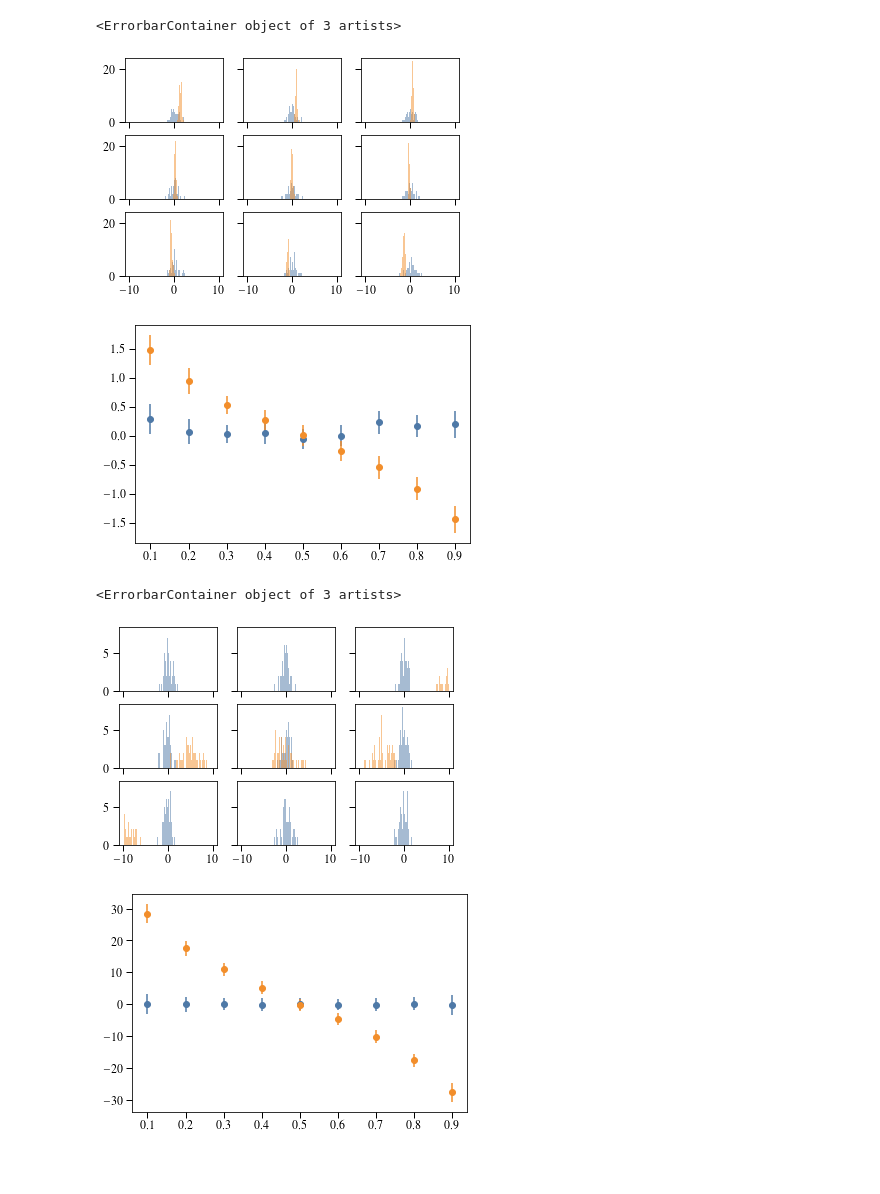
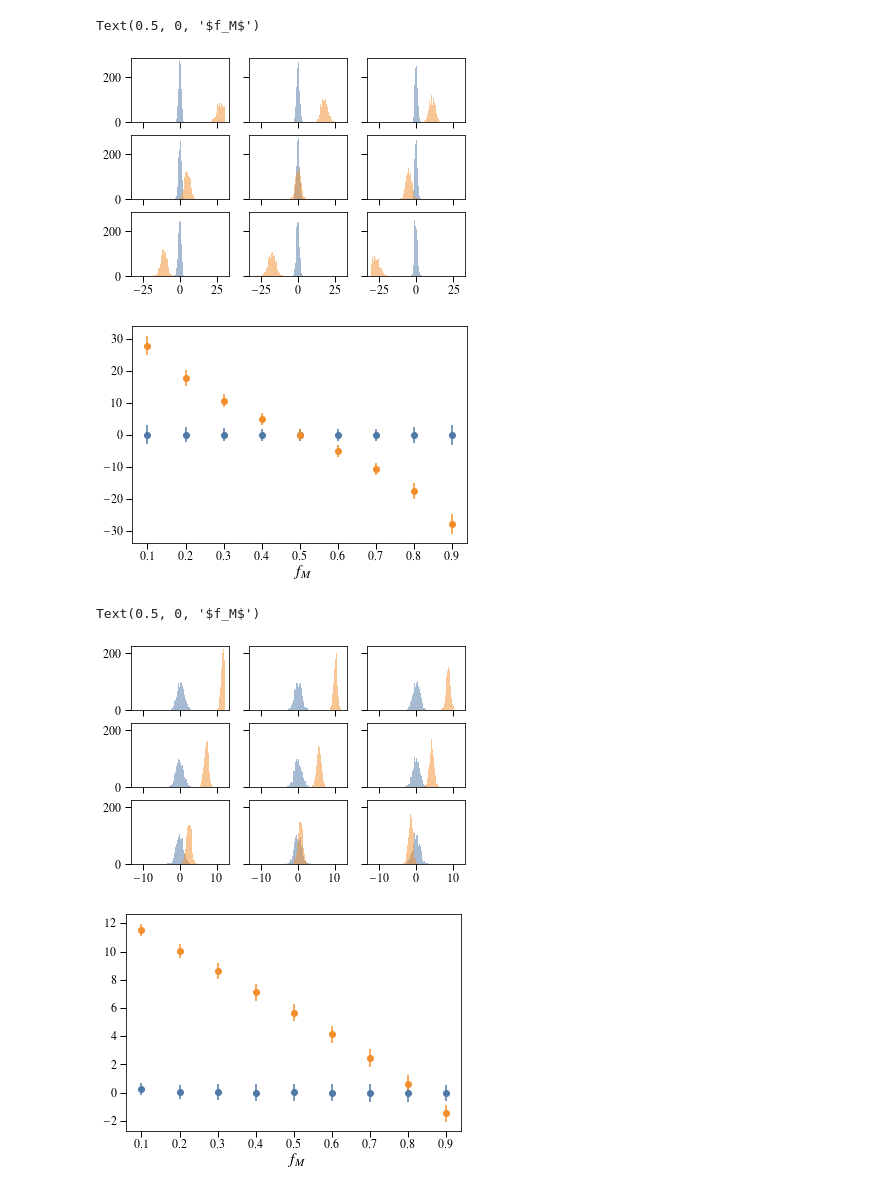
Before and after one commit to dncnwtts/merger_classification, a Jupyter notebook: accuracy_analysis.ipynb, the cells around one changed output. Cells and saved outputs as stored; diff of their text form; code cells hidden in the pictures; blank space fills up the shorter version.

```diff
--- a/accuracy_analysis.ipynb
+++ b/accuracy_analysis.ipynb
@@ -86,7 +86,7 @@ def make_sample(N, f_M, n, width_I=0.05, width_M=0.05, I=0.6, M=0.8):
 
     return N_true, N_M, r_Ms, r_Is
 
-n_exp = 100
+n_exp = 1000
 mu1 = np.zeros(n_exp)
 mu2 = np.zeros(n_exp)
 ll1 = np.zeros(n_exp)
@@ -123,7 +123,7 @@ for _ in range(n_exp):
 
     N_trues[_] = N_true
 # %%
-bins = np.linspace(-5,10)
+bins = np.linspace(-5,15)
 plt.hist(Z1, bins=bins, alpha=0.7, label='Full Bayesian analysis')
 plt.hist(Z2, bins=bins, alpha=0.7, label='Binomial analysis')
 plt.legend(loc='best')
@@ -136,7 +206,6 @@ Text(0.5, 0, '$(\\hat f_M-f_M)/\\sigma_{f_M}$')
 
 
 f_M_truths = np.arange(0.1, 1, 0.1)
-n_exp = 50
 fs = np.linspace(0,1,1001)
 bins = np.linspace(-10,10, 101)
 
@@ -144,8 +213,8 @@ Z1mu = []
 Z2mu = []
 Z1sd = []
 Z2sd = []
-r_M_base = 0.95
-r_I_base = 0.95
+r_M_base = 0.05
+r_I_base = 0.05
 fig, axes = plt.subplots(nrows=3, ncols=3, sharex=True, sharey=True)
 axs = axes.flatten()
 for f_i in range(len(f_M_truths)):
@@ -168,42 +237,45 @@ for f_i in range(len(f_M_truths)):
             lnLi += np.log(L(Ns, r_Ms[i], r_Is[i], N_M[i], N))
         P = np.exp(lnLi - lnLi.max())
         mu = sum(fs*P)/sum(P)
         ll, ul, sd = pdf_std(P, fs)
         Z1[_] = (mu-N_true/N)/sd
         mu1[_] = mu
         ll1[_] = ll
         ul1[_] = ul
 
         mu = (n*N_M.mean()+1)/(n*N+2)
         mu2[_] = mu
         #ll, ul, sd = beta_std(sum(N_M), n*N)
         ll, ul, sd = beta_std(N_M.mean(), N)
         Z2[_] = (mu-N_true/N)/sd
         ll2[_] = ll
         ul2[_] = ul
 
         N_trues[_] = N_true
+    if f_i == 0:
+        bins = np.linspace(-30, 30, 101)
+
     axs[f_i].hist(Z1, bins=bins, alpha=0.5)
     axs[f_i].hist(Z2, bins=bins, alpha=0.5)
     Z1mu.append(Z1.mean())
     Z2mu.append(Z2.mean())
     Z1sd.append(Z2.std())
     Z2sd.append(Z2.std())
 
 # Make plot of merger fraction on horizontal axis, y axis is mean sigma away, error bars are spread of distribution.
 plt.figure()
 plt.errorbar(f_M_truths, Z1mu, Z1sd, fmt='o')
 plt.errorbar(f_M_truths, Z2mu, Z2sd, fmt='o')
+plt.xlabel(r'$f_M$')
 # %% [output]
-<ErrorbarContainer object of 3 artists>
+Text(0.5, 0, '$f_M$')
-[figure, old version]
+[figure, new version]
-[figure, old version]
+[figure, new version]
 # %%
 # Make a plot with different merger fractions
 
 
 f_M_truths = np.arange(0.1, 1, 0.1)
-n_exp = 50
 fs = np.linspace(0,1,1001)
 bins = np.linspace(-10,10, 101)
 
@@ -211,8 +283,8 @@ Z1mu = []
 Z2mu = []
 Z1sd = []
 Z2sd = []
-r_M_base = 0.05
-r_I_base = 0.05
+r_M_base = 0.9
+r_I_base = 0.5
 fig, axes = plt.subplots(nrows=3, ncols=3, sharex=True, sharey=True)
 axs = axes.flatten()
 for f_i in range(len(f_M_truths)):
@@ -250,6 +322,9 @@ for f_i in range(len(f_M_truths)):
         ul2[_] = ul
 
         N_trues[_] = N_true
+    if f_i == 0:
+        bins = np.linspace(-12, 12, 101)
+
     axs[f_i].hist(Z1, bins=bins, alpha=0.5)
     axs[f_i].hist(Z2, bins=bins, alpha=0.5)
     Z1mu.append(Z1.mean())
@@ -261,10 +336,11 @@ for f_i in range(len(f_M_truths)):
 plt.figure()
 plt.errorbar(f_M_truths, Z1mu, Z1sd, fmt='o')
 plt.errorbar(f_M_truths, Z2mu, Z2sd, fmt='o')
+plt.xlabel(r'$f_M$')
 # %% [output]
-<ErrorbarContainer object of 3 artists>
+Text(0.5, 0, '$f_M$')
-[figure, old version]
+[figure, new version]
-[figure, old version]
+[figure, new version]
 # %%
 # Make a plot with different merger fractions
 
```
Also changed, not shown: parts of 4 cells of this notebook.
